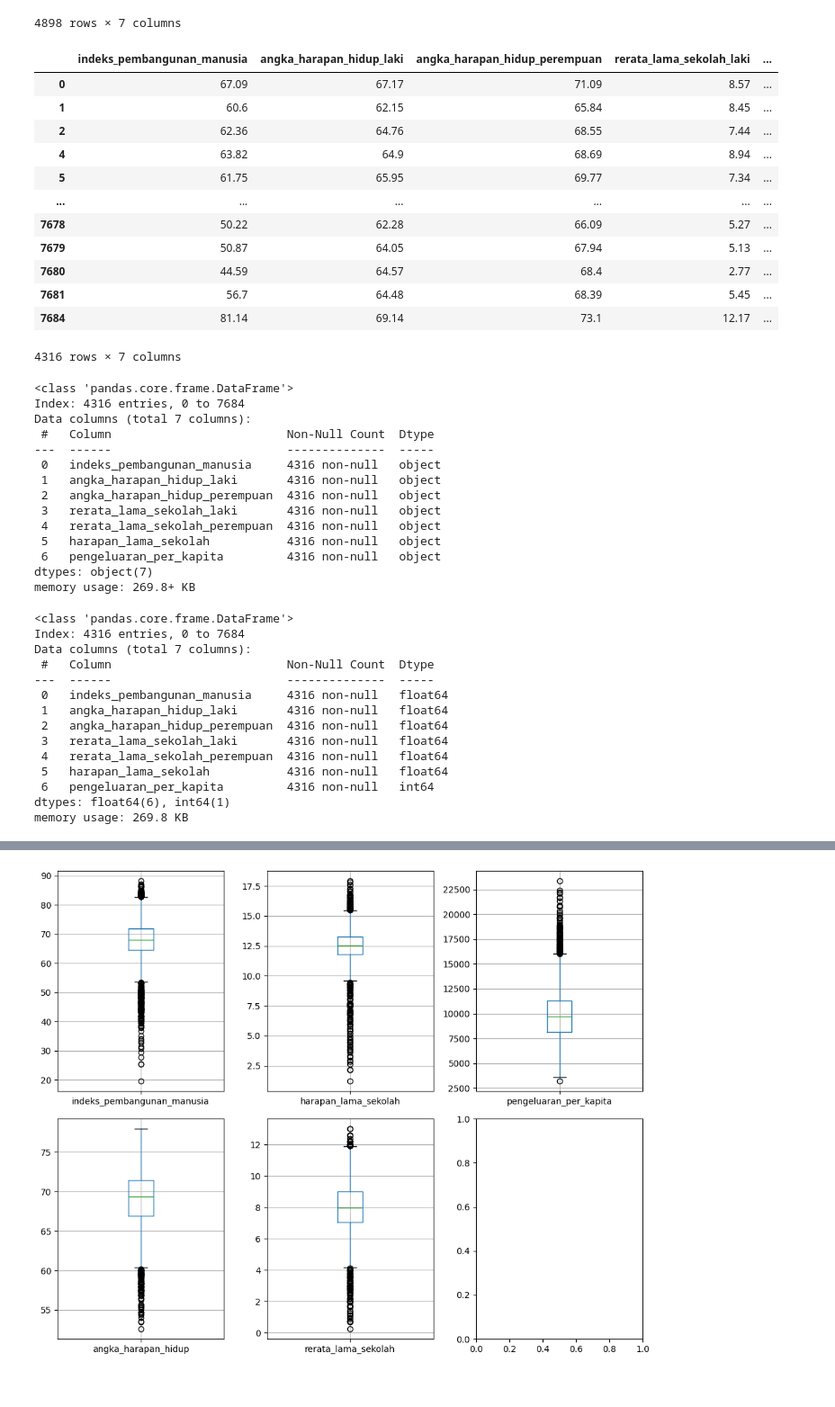
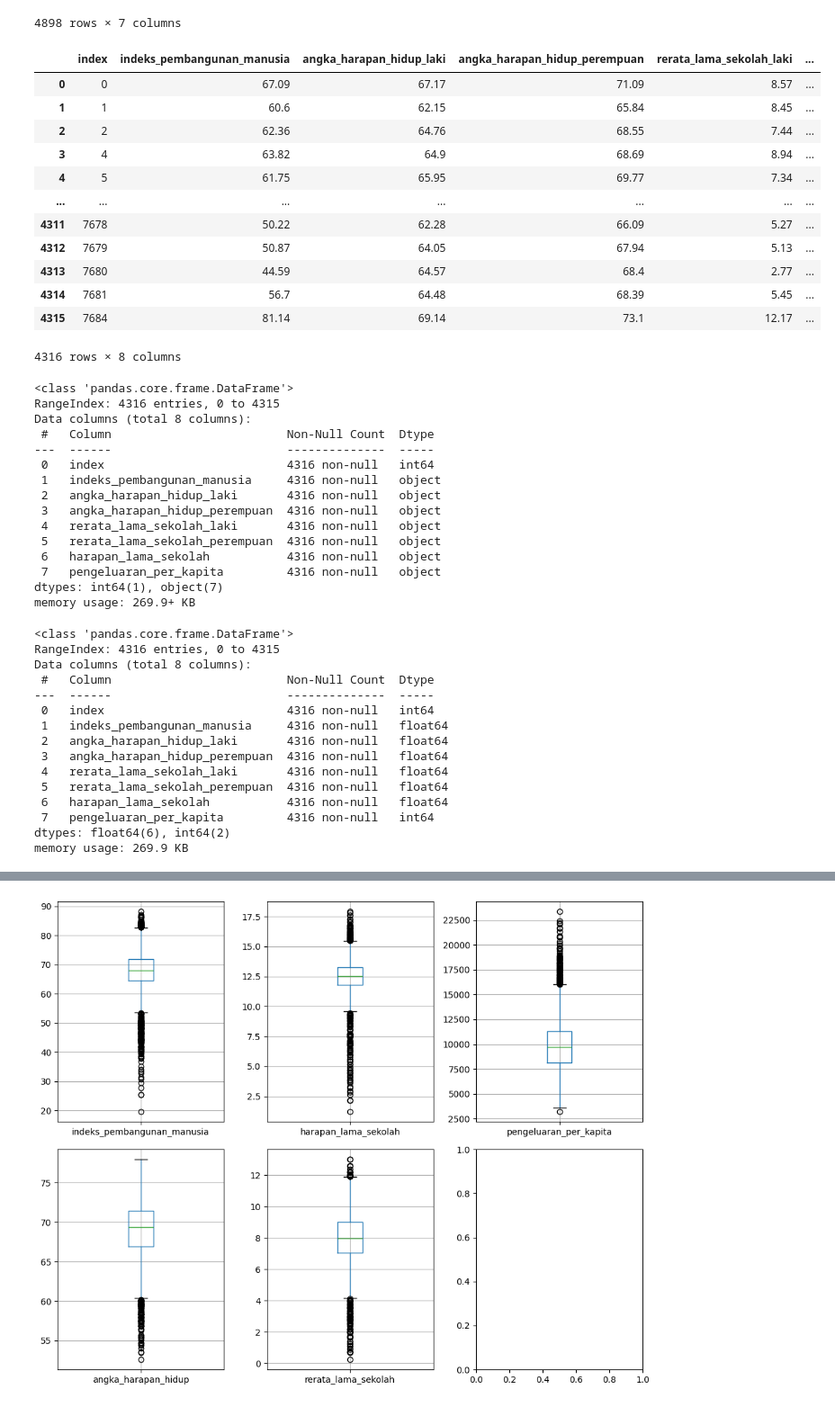
Before and after one commit to Adianjayaditya/prediksi-indeks-pembangunan-manusia, a Jupyter notebook: main.ipynb, the cells around one changed output, grey strips where cells are left out. Shown at 90% size. Cells and saved outputs as stored; diff of their text form; code cells hidden in the pictures.

```diff
--- a/main.ipynb
+++ b/main.ipynb
@@ -99,57 +99,60 @@ data
 # %%
 mask = data.apply(lambda row: '-' not in row.values, axis=1)
 data = data[mask]
+data = data.reset_index()
 data
 # %% [output]
-|  | indeks_pembangunan_manusia | angka_harapan_hidup_laki | angka_harapan_hidup_perempuan | rerata_lama_sekolah_laki | ... |
-| 0 | 67.09 | 67.17 | 71.09 | 8.57 | ... |
-| 1 | 60.6 | 62.15 | 65.84 | 8.45 | ... |
-| 2 | 62.36 | 64.76 | 68.55 | 7.44 | ... |
-| 4 | 63.82 | 64.9 | 68.69 | 8.94 | ... |
-| 5 | 61.75 | 65.95 | 69.77 | 7.34 | ... |
-| ... | ... | ... | ... | ... | ... |
-| 7678 | 50.22 | 62.28 | 66.09 | 5.27 | ... |
-| 7679 | 50.87 | 64.05 | 67.94 | 5.13 | ... |
-| 7680 | 44.59 | 64.57 | 68.4 | 2.77 | ... |
-| 7681 | 56.7 | 64.48 | 68.39 | 5.45 | ... |
-| 7684 | 81.14 | 69.14 | 73.1 | 12.17 | ... |
+|  | index | indeks_pembangunan_manusia | angka_harapan_hidup_laki | angka_harapan_hidup_perempuan | rerata_lama_sekolah_laki | ... |
+| 0 | 0 | 67.09 | 67.17 | 71.09 | 8.57 | ... |
+| 1 | 1 | 60.6 | 62.15 | 65.84 | 8.45 | ... |
+| 2 | 2 | 62.36 | 64.76 | 68.55 | 7.44 | ... |
+| 3 | 4 | 63.82 | 64.9 | 68.69 | 8.94 | ... |
+| 4 | 5 | 61.75 | 65.95 | 69.77 | 7.34 | ... |
+| ... | ... | ... | ... | ... | ... | ... |
+| 4311 | 7678 | 50.22 | 62.28 | 66.09 | 5.27 | ... |
+| 4312 | 7679 | 50.87 | 64.05 | 67.94 | 5.13 | ... |
+| 4313 | 7680 | 44.59 | 64.57 | 68.4 | 2.77 | ... |
+| 4314 | 7681 | 56.7 | 64.48 | 68.39 | 5.45 | ... |
+| 4315 | 7684 | 81.14 | 69.14 | 73.1 | 12.17 | ... |
-4316 rows × 7 columns
+4316 rows × 8 columns
 # %%
 data.info()
 # %% [output]
 <class 'pandas.core.frame.DataFrame'>
-Index: 4316 entries, 0 to 7684
-Data columns (total 7 columns):
+RangeIndex: 4316 entries, 0 to 4315
+Data columns (total 8 columns):
  #   Column                         Non-Null Count  Dtype
 ---  ------                         --------------  -----
- 0   indeks_pembangunan_manusia     4316 non-null   object
- 1   angka_harapan_hidup_laki       4316 non-null   object
- 2   angka_harapan_hidup_perempuan  4316 non-null   object
- 3   rerata_lama_sekolah_laki       4316 non-null   object
- 4   rerata_lama_sekolah_perempuan  4316 non-null   object
- 5   harapan_lama_sekolah           4316 non-null   object
- 6   pengeluaran_per_kapita         4316 non-null   object
-dtypes: object(7)
-memory usage: 269.8+ KB
+ 0   index                          4316 non-null   int64
+ 1   indeks_pembangunan_manusia     4316 non-null   object
+ 2   angka_harapan_hidup_laki       4316 non-null   object
+ 3   angka_harapan_hidup_perempuan  4316 non-null   object
+ 4   rerata_lama_sekolah_laki       4316 non-null   object
+ 5   rerata_lama_sekolah_perempuan  4316 non-null   object
+ 6   harapan_lama_sekolah           4316 non-null   object
+ 7   pengeluaran_per_kapita         4316 non-null   object
+dtypes: int64(1), object(7)
+memory usage: 269.9+ KB
 # %%
 data = data.apply(pd.to_numeric, errors='coerce')
 # %%
 data.info()
 # %% [output]
 <class 'pandas.core.frame.DataFrame'>
-Index: 4316 entries, 0 to 7684
-Data columns (total 7 columns):
+RangeIndex: 4316 entries, 0 to 4315
+Data columns (total 8 columns):
  #   Column                         Non-Null Count  Dtype
 ---  ------                         --------------  -----
- 0   indeks_pembangunan_manusia     4316 non-null   float64
- 1   angka_harapan_hidup_laki       4316 non-null   float64
- 2   angka_harapan_hidup_perempuan  4316 non-null   float64
- 3   rerata_lama_sekolah_laki       4316 non-null   float64
- 4   rerata_lama_sekolah_perempuan  4316 non-null   float64
- 5   harapan_lama_sekolah           4316 non-null   float64
- 6   pengeluaran_per_kapita         4316 non-null   int64
-dtypes: float64(6), int64(1)
-memory usage: 269.8 KB
+ 0   index                          4316 non-null   int64
+ 1   indeks_pembangunan_manusia     4316 non-null   float64
+ 2   angka_harapan_hidup_laki       4316 non-null   float64
+ 3   angka_harapan_hidup_perempuan  4316 non-null   float64
+ 4   rerata_lama_sekolah_laki       4316 non-null   float64
+ 5   rerata_lama_sekolah_perempuan  4316 non-null   float64
+ 6   harapan_lama_sekolah           4316 non-null   float64
+ 7   pengeluaran_per_kapita         4316 non-null   int64
+dtypes: float64(6), int64(2)
+memory usage: 269.9 KB
 # %%
 data['angka_harapan_hidup'] = (data['angka_harapan_hidup_laki'] + data['angka_harapan_hidup_perempuan']) / 2
 data['rerata_lama_sekolah'] = (data['rerata_lama_sekolah_laki'] + data['rerata_lama_sekolah_perempuan']) / 2
```
Also changed, not shown: parts of 6 cells of this notebook.
